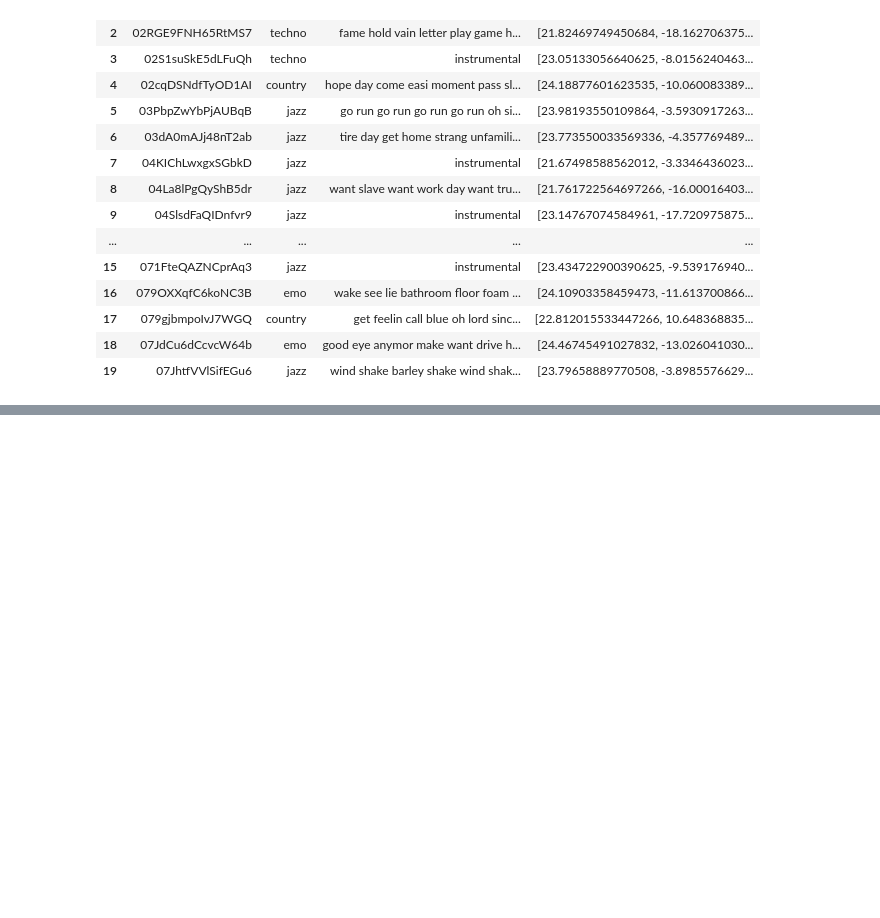
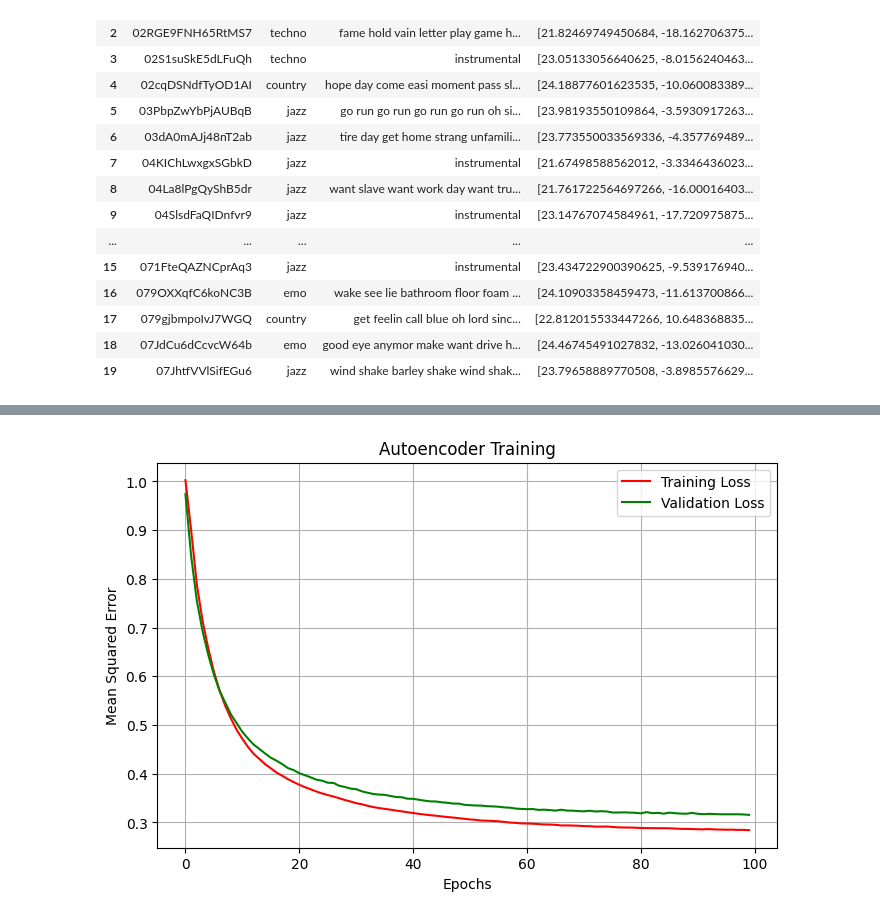
Before and after one commit to antonyza/multimodal-music-analysis, a Jupyter notebook: part1.ipynb, the cells around one changed output, grey strips where cells are left out. Saved outputs shown, nothing was run; the diff lists cells and outputs as text; code cells hidden in the pictures; blank space fills up the shorter version.

Commit message:
feature extraction done

```diff
--- a/part1.ipynb
+++ b/part1.ipynb
@@ -190,0 +237,14 @@ Data Collection Complete! Final dataset size: 7290
+# %%
+from sentence_transformers import SentenceTransformer
+
+# load pre-trained bert-based sentence transformer
+model = SentenceTransformer('stsb-bert-base')
+
+# create the embeddings from the lyrics directly
+lyrics_list = df_merged['lyrics'].tolist()
+bert_embeddings = model.encode(lyrics_list, show_progress_bar=True)
+
+# save to dataframe
+df_merged['text_embedding'] = bert_embeddings.tolist()
+
+print(f"BERT Embeddings created with shape: {bert_embeddings.shape}")
@@ -190,0 +269,70 @@ Data Collection Complete! Final dataset size: 7290
+# %%
+from sklearn.preprocessing import StandardScaler
+from tensorflow.keras.models import Model
+from tensorflow.keras.layers import Input, Dense
+from tensorflow.keras.callbacks import EarlyStopping
+import matplotlib.pyplot as plt
+
+
+# scale the mfcc stats first for the neural network
+mfccArray = np.array(df_merged['mfcc_stats'].tolist())
+scaler = StandardScaler()
+mfccArray = scaler.fit_transform(mfccArray)
+
+input_dim = mfccArray.shape[1] # mfcc list size
+encoding_dim = 32  # bottleneck layer = 32
+
+
+
+# input (input_dim size)
+input_layer = Input(shape=(input_dim,))
+
+# encode (input_dim->64->32 neurons)
+encoded = Dense(64, activation='relu')(input_layer)
+bottleneck = Dense(encoding_dim, activation='relu')(encoded)
+
+# decode (32-64->input_dim neurons)
+decoded = Dense(64, activation='relu')(bottleneck)
+output_layer = Dense(input_dim, activation='linear')(decoded)
+
+# make model
+autoencoder = Model(inputs=input_layer, outputs=output_layer)
+autoencoder.compile(optimizer='adam', loss='mse')
+
+# train the model
+# use early stopping mechanism to stop training when validation loss stops getting better
+early_stop = EarlyStopping(monitor='val_loss', patience=5, restore_best_weights=True)
+history = autoencoder.fit(
+    mfccArray, mfccArray,
+    epochs=100,
+    batch_size=256,
+    shuffle=True,
+    callbacks=[early_stop],
+    validation_split=0.2, # avoid overfitting
+    verbose=0
+)
+
+# plot
+plt.figure(figsize=(8, 5))
+plt.plot(history.history['loss'], label='Training Loss', color='red')
+plt.plot(history.history['val_loss'], label='Validation Loss', color='green')
+plt.title('Autoencoder Training')
+plt.xlabel('Epochs')
+plt.ylabel('Mean Squared Error')
+plt.legend()
+plt.grid(True)
+plt.show()
+
+# get the model that gives just the bottleneck layer
+encoder = Model(inputs=input_layer, outputs=bottleneck)
+
+# extract audio embeddings as a 32-dimension vectors
+audio_embeddings = encoder.predict(mfccArray)
+
+# save
+df_merged['audio_embedding'] = audio_embeddings.tolist()
+
+print(f'Final validation loss: {min(history.history['val_loss']):.2f}')
+print(f'Auto-encoder embeddings created with shape: {df_merged['audio_embedding'].shape}')
+# %% [output]
+[figure, added]
```
Also changed, not shown: parts of 12 cells of this notebook.
